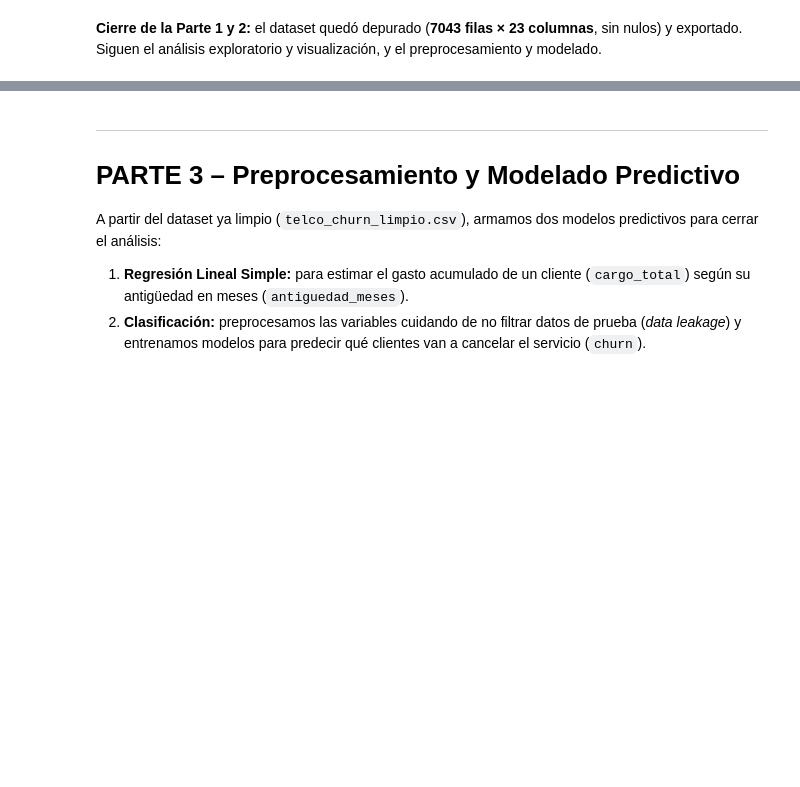
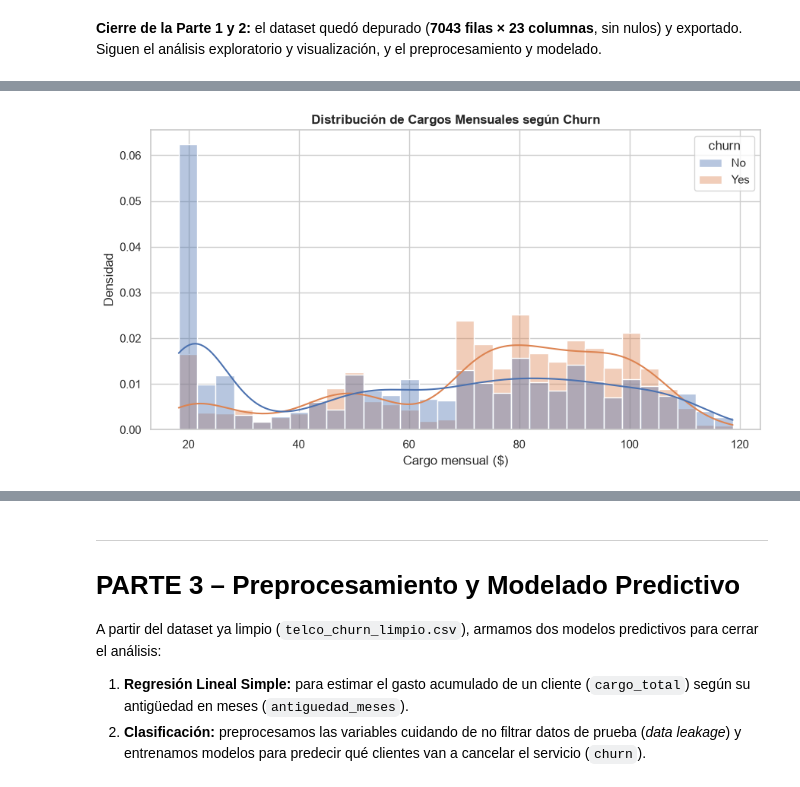
Before and after one commit to rociojuarez/analisis-de-datos-telco-churn, a Jupyter notebook: notebooks/TPI_Analisis_de_Datos.ipynb, the cells around one changed output, grey strips where cells are left out. Cells and saved outputs as stored; diff of their text form; code cells hidden in the pictures; blank space fills up the shorter version.

```diff
--- a/notebooks/TPI_Analisis_de_Datos.ipynb
+++ b/notebooks/TPI_Analisis_de_Datos.ipynb
@@ -600,0 +782,12 @@ dtype: int64
+# %%
+# Histograma + KDE de los cargos mensuales, separado por Churn
+plt.figure(figsize=(9, 5))
+sns.histplot(data=df_clean, x='cargo_mensual', hue='churn', kde=True,
+             stat='density', common_norm=False, bins=30, alpha=0.4)
+plt.title('Distribución de Cargos Mensuales según Churn', fontsize=12, fontweight='bold')
+plt.xlabel('Cargo mensual ($)')
+plt.ylabel('Densidad')
+plt.tight_layout()
+plt.show()
+# %% [output]
+[figure, added]
```
Also changed, not shown: parts of 29 cells of this notebook, 3 other files.
